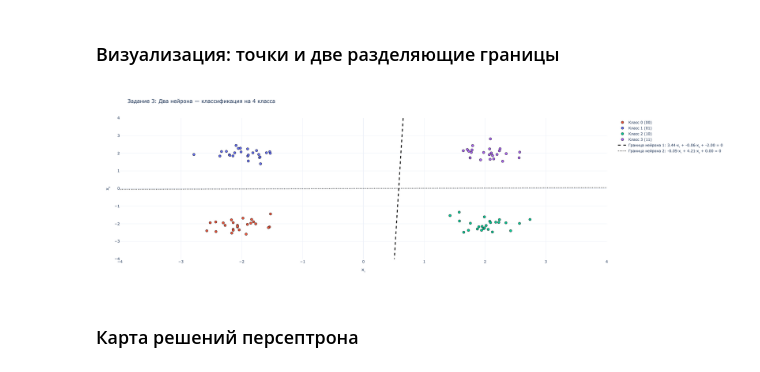
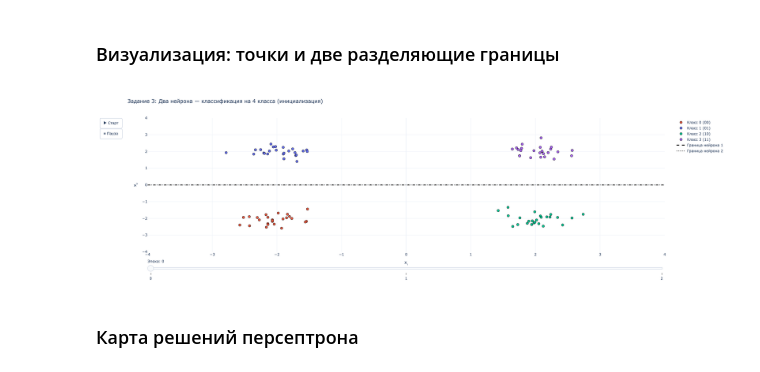
Before and after one commit to ViderStar/genetic_and_evolutionary_computations, a Jupyter notebook: lab_01/lab_01.ipynb, the cells around one changed output. Saved outputs shown, nothing was run; the diff lists cells and outputs as text; code cells hidden in the pictures.

```diff
--- a/lab_01/lab_01.ipynb
+++ b/lab_01/lab_01.ipynb
@@ -381,6 +461,10 @@ class TwoNeuronPerceptron:
         self.neuron1 = Perceptron(n_inputs, learning_rate)
         self.neuron2 = Perceptron(n_inputs, learning_rate)
         self.errors_per_epoch = []
+        self.weights_history_n1 = []
+        self.bias_history_n1 = []
+        self.weights_history_n2 = []
+        self.bias_history_n2 = []
 
     def class_to_targets(self, classes):
         """Преобразование номера класса в целевые значения двух нейронов.
@@ -401,6 +485,15 @@ class TwoNeuronPerceptron:
     def fit(self, X, classes, max_epochs=100):
         t1, t2 = self.class_to_targets(classes)
         self.errors_per_epoch = []
+        self.weights_history_n1 = []
+        self.bias_history_n1 = []
+        self.weights_history_n2 = []
+        self.bias_history_n2 = []
+
+        self.weights_history_n1.append(self.neuron1.weights.copy())
+        self.bias_history_n1.append(self.neuron1.bias)
+        self.weights_history_n2.append(self.neuron2.weights.copy())
+        self.bias_history_n2.append(self.neuron2.bias)
 
         for epoch in range(max_epochs):
             errors = 0
@@ -421,6 +514,10 @@ class TwoNeuronPerceptron:
                     errors += 1
 
             self.errors_per_epoch.append(errors)
+            self.weights_history_n1.append(self.neuron1.weights.copy())
+            self.bias_history_n1.append(self.neuron1.bias)
+            self.weights_history_n2.append(self.neuron2.weights.copy())
+            self.bias_history_n2.append(self.neuron2.bias)
             if errors == 0:
                 print(f"Сходимость достигнута на эпохе {epoch + 1}")
                 break
@@ -464,51 +561,91 @@ class_labels = {
     2: 'Класс 2 (10)',
     3: 'Класс 3 (11)'
 }
 
 fig4 = go.Figure()
 
 for cls in range(4):
     mask = t4 == cls
     fig4.add_trace(go.Scatter(
         x=X4[mask, 0], y=X4[mask, 1],
         mode='markers',
         marker=dict(size=8, color=color_map[cls], line=dict(width=1, color='black')),
         name=class_labels[cls]
     ))
 
 x_range = np.linspace(-4, 4, 200)
 
-w1, b1 = perc4.neuron1.weights, perc4.neuron1.bias
-w2, b2 = perc4.neuron2.weights, perc4.neuron2.bias
+def multi_boundary_xy(weights, bias, y_limits=(-4, 4)):
+    if abs(weights[1]) > 1e-9:
+        return x_range, -(weights[0] * x_range + bias) / weights[1]
+    if abs(weights[0]) > 1e-9:
+        x_val = -bias / weights[0]
+        return np.array([x_val, x_val]), np.array(y_limits)
+    return x_range, np.zeros_like(x_range)
 
-if abs(w1[1]) > 1e-9:
-    y_boundary1 = -(w1[0] * x_range + b1) / w1[1]
-    fig4.add_trace(go.Scatter(
-        x=x_range, y=y_boundary1,
-        mode='lines', line=dict(color='black', width=3, dash='dash'),
-        name=f'Граница нейрона 1: {w1[0]:.2f}·x₁ + {w1[1]:.2f}·x₂ + {b1:.2f} = 0'
+x_b1_0, y_b1_0 = multi_boundary_xy(perc4.weights_history_n1[0], perc4.bias_history_n1[0])
+x_b2_0, y_b2_0 = multi_boundary_xy(perc4.weights_history_n2[0], perc4.bias_history_n2[0])
+
+fig4.add_trace(go.Scatter(
+    x=x_b1_0, y=y_b1_0,
+    mode='lines', line=dict(color='black', width=3, dash='dash'),
+    name='Граница нейрона 1'
+))
+fig4.add_trace(go.Scatter(
+    x=x_b2_0, y=y_b2_0,
+    mode='lines', line=dict(color='gray', width=3, dash='dot'),
+    name='Граница нейрона 2'
+))
+
+frames4 = []
+for epoch_idx in range(len(perc4.weights_history_n1)):
+    x_b1_f, y_b1_f = multi_boundary_xy(perc4.weights_history_n1[epoch_idx], perc4.bias_history_n1[epoch_idx])
+    x_b2_f, y_b2_f = multi_boundary_xy(perc4.weights_history_n2[epoch_idx], perc4.bias_history_n2[epoch_idx])
+    subtitle = 'инициализация' if epoch_idx == 0 else f'эпоха {epoch_idx}, ошибок: {perc4.errors_per_epoch[epoch_idx - 1]}'
+    frames4.append(go.Frame(
+        data=[
+            go.Scatter(x=x_b1_f, y=y_b1_f),
+            go.Scatter(x=x_b2_f, y=y_b2_f),
+        ],
+        traces=[4, 5],
+        name=str(epoch_idx),
+        layout=go.Layout(title=f'Задание 3: Два нейрона — классификация на 4 класса ({subtitle})')
     ))
 
-if abs(w2[1]) > 1e-9:
-    y_boundary2 = -(w2[0] * x_range + b2) / w2[1]
-    fig4.add_trace(go.Scatter(
-        x=x_range, y=y_boundary2,
-        mode='lines', line=dict(color='gray', width=3, dash='dot'),
-        name=f'Граница нейрона 2: {w2[0]:.2f}·x₁ + {w2[1]:.2f}·x₂ + {b2:.2f} = 0'
-    ))
+fig4.frames = frames4
 
 fig4.update_layout(
-    title='Задание 3: Два нейрона — классификация на 4 класса',
+    title='Задание 3: Два нейрона — классификация на 4 класса (инициализация)',
     xaxis_title='x₁', yaxis_title='x₂',
     xaxis=dict(range=[-4, 4]),
     yaxis=dict(range=[-4, 4]),
     template='plotly_white',
-    width=750, height=650
+    width=750, height=650,
+    updatemenus=[dict(
+        type='buttons',
+        showactive=False,
+        buttons=[
+            dict(label='▶ Старт', method='animate', args=[None, dict(frame=dict(duration=700, redraw=True), fromcurrent=True)]),
+            dict(label='⏸ Пауза', method='animate', args=[[None], dict(frame=dict(duration=0, redraw=False), mode='immediate')]),
+        ]
+    )],
+    sliders=[dict(
+        active=0,
+        currentvalue=dict(prefix='Эпоха: '),
+        steps=[
+            dict(
+                method='animate',
+                args=[[str(i)], dict(frame=dict(duration=0, redraw=True), mode='immediate')],
+                label=str(i)
+            )
+            for i in range(len(frames4))
+        ]
+    )]
 )
 fig4.write_html('outputs/task3_four_classes.html')
 fig4.show()
 # %% [output]
-[figure, old version]
+[figure, new version]
 # %% [markdown]
 ### Карта решений персептрона
 # %%
```
Also changed, not shown: parts of 3 cells of this notebook, 27 other files.
